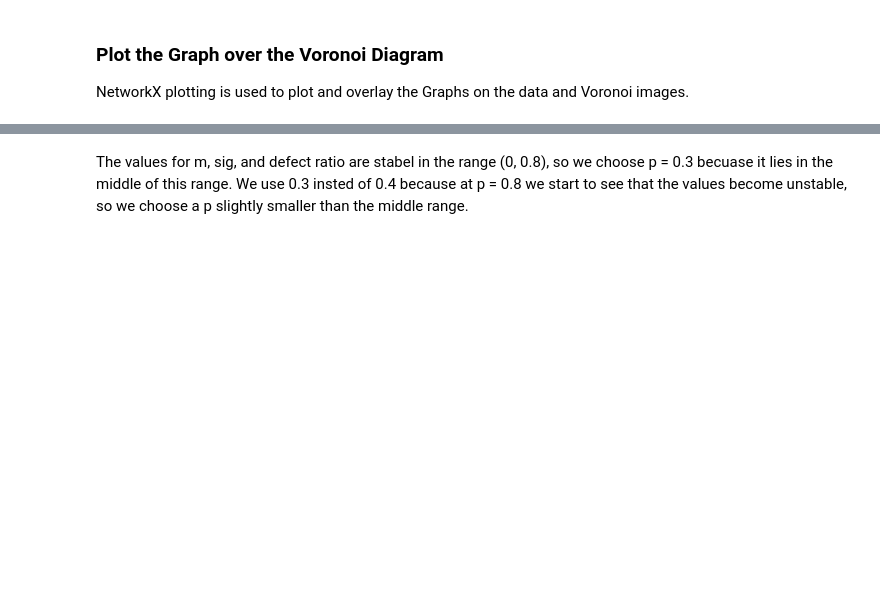
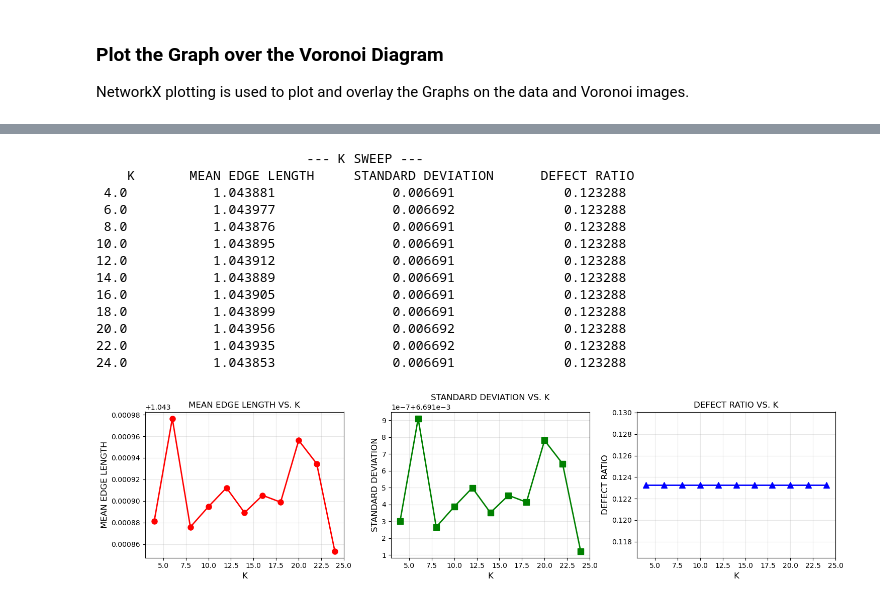
Before and after one commit to GallagherSurfaceLab/summer_26, a Jupyter notebook: STM_voronoi.ipynb, the cells around one changed output, grey strips where cells are left out. Cells and saved outputs as stored; diff of their text form; code cells hidden in the pictures; blank space fills up the shorter version.

```diff
--- a/STM_voronoi.ipynb
+++ b/STM_voronoi.ipynb
@@ -427,2 +365,72 @@ K VALUE       MEAN EDGE LENGTH     STANDARD DEVIATION      DEFECT RATIO
-# %% [markdown]
-The values for m, sig, and defect ratio are stabel in the range (0, 0.8), so we choose p = 0.3 becuase it lies in the middle of this range. We use 0.3 insted of 0.4 because at p = 0.8 we start to see that the values become unstable, so we choose a p slightly smaller than the middle range.
+# %%
+# K sweep: vary k from 4 to 24 in steps of 2
+def run_k_sweep():
+    global k
+    original_k = k
+    ks = np.arange(4, 25, 2)
+
+    m_values = []
+    sig_values = []
+    defect_ratio_values = []
+    all_deg_lists = []
+
+    print(f"{'--- K SWEEP ---':>42}")
+    print(f"{'K':>5} {'MEAN EDGE LENGTH':>22} {'STANDARD DEVIATION':>22} {'DEFECT RATIO':>17}")
+
+    for k in ks:
+        G = find_nodes(label_mask, Nlabel, px_a_th, img.scale)
+        img_vor_t, img_vor_deg_t, v_border, G, G_inner, p_out, k_out = voronoi_tree(img, G, k=k, power=power)
+        g_msf = nx.minimum_spanning_tree(G_inner, weight='dis')
+        deg_list, deg_avg, m, sig, S, defect_ratio = statistics(G, G_inner, g_msf)
+
+        m_values.append(m)
+        sig_values.append(sig)
+        defect_ratio_values.append(defect_ratio)
+        all_deg_lists.append(deg_list)
+
+        print(f"{k:>4.1f} {m:>18.6f} {sig:>22.6f} {defect_ratio:21.6f}")
+
+    k = original_k
+    return ks, m_values, sig_values, defect_ratio_values, all_deg_lists
+
+k_sweep = False
+if k_sweep:
+    ks, m_values, sig_values, defect_ratio_values, all_deg_lists = run_k_sweep()
+
+    fig, axes = plt.subplots(1, 3, figsize=(15, 4))
+
+    axes[0].plot(ks, m_values, 'o-', color='red', linewidth=2, markersize=8)
+    axes[0].set_xlabel('K', fontsize=12)
+    axes[0].set_ylabel('MEAN EDGE LENGTH', fontsize=12)
+    axes[0].set_title('MEAN EDGE LENGTH VS. K', fontsize=12)
+    axes[0].grid(True, alpha=0.3)
+
+    axes[1].plot(ks, sig_values, 's-', color='green', linewidth=2, markersize=8)
+    axes[1].set_xlabel('K', fontsize=12)
+    axes[1].set_ylabel('STANDARD DEVIATION', fontsize=12)
+    axes[1].set_title('STANDARD DEVIATION VS. K', fontsize=12)
+    axes[1].grid(True, alpha=0.3)
+
+    axes[2].plot(ks, defect_ratio_values, '^-', color='blue', linewidth=2, markersize=8)
+    axes[2].set_xlabel('K', fontsize=12)
+    axes[2].set_ylabel('DEFECT RATIO', fontsize=12)
+    axes[2].set_title('DEFECT RATIO VS. K', fontsize=12)
+    axes[2].grid(True, alpha=0.3)
+
+    plt.tight_layout()
+    plt.show()
+# %% [output]
+                           --- K SWEEP ---
+    K       MEAN EDGE LENGTH     STANDARD DEVIATION      DEFECT RATIO
+ 4.0           1.043881               0.006691              0.123288
+ 6.0           1.043977               0.006692              0.123288
+ 8.0           1.043876               0.006691              0.123288
+10.0           1.043895               0.006691              0.123288
+12.0           1.043912               0.006691              0.123288
+14.0           1.043889               0.006691              0.123288
+16.0           1.043905               0.006691              0.123288
+18.0           1.043899               0.006691              0.123288
+20.0           1.043956               0.006692              0.123288
+22.0           1.043935               0.006692              0.123288
+24.0           1.043853               0.006691              0.123288
+[figure, added]
```
Also changed, not shown: parts of 10 cells of this notebook, 1 other file.
